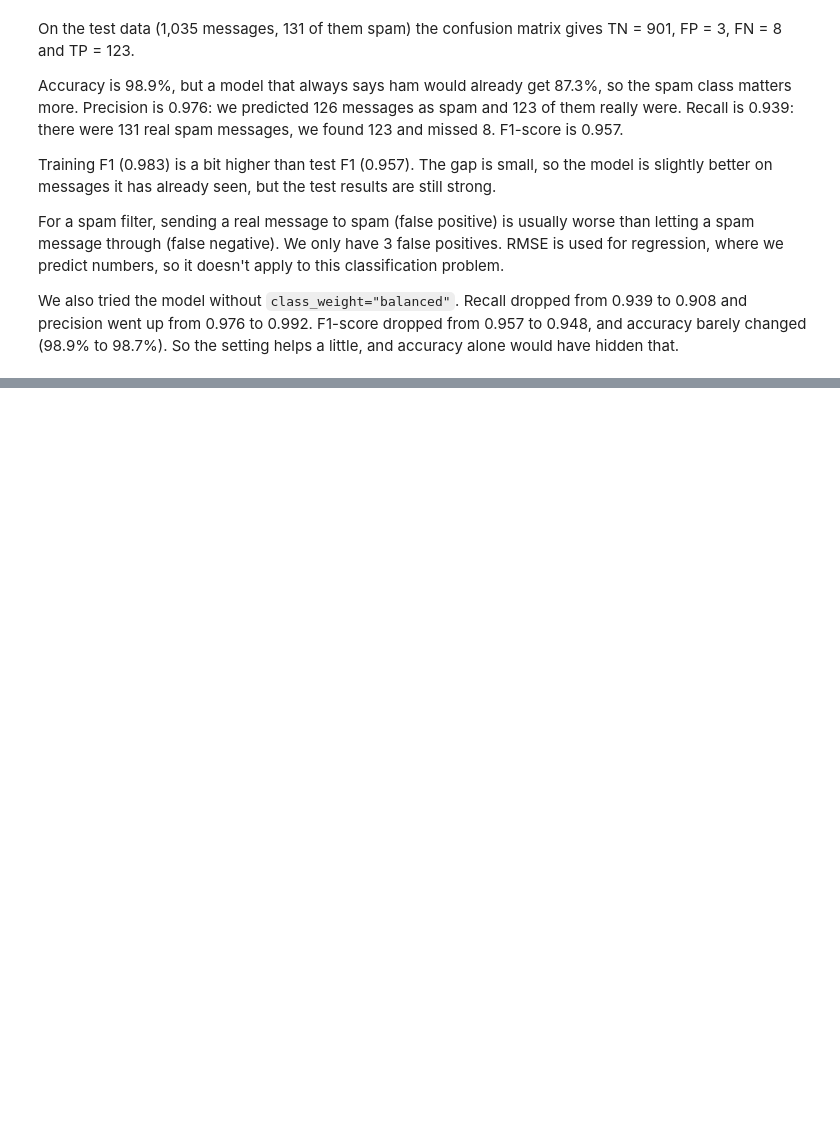
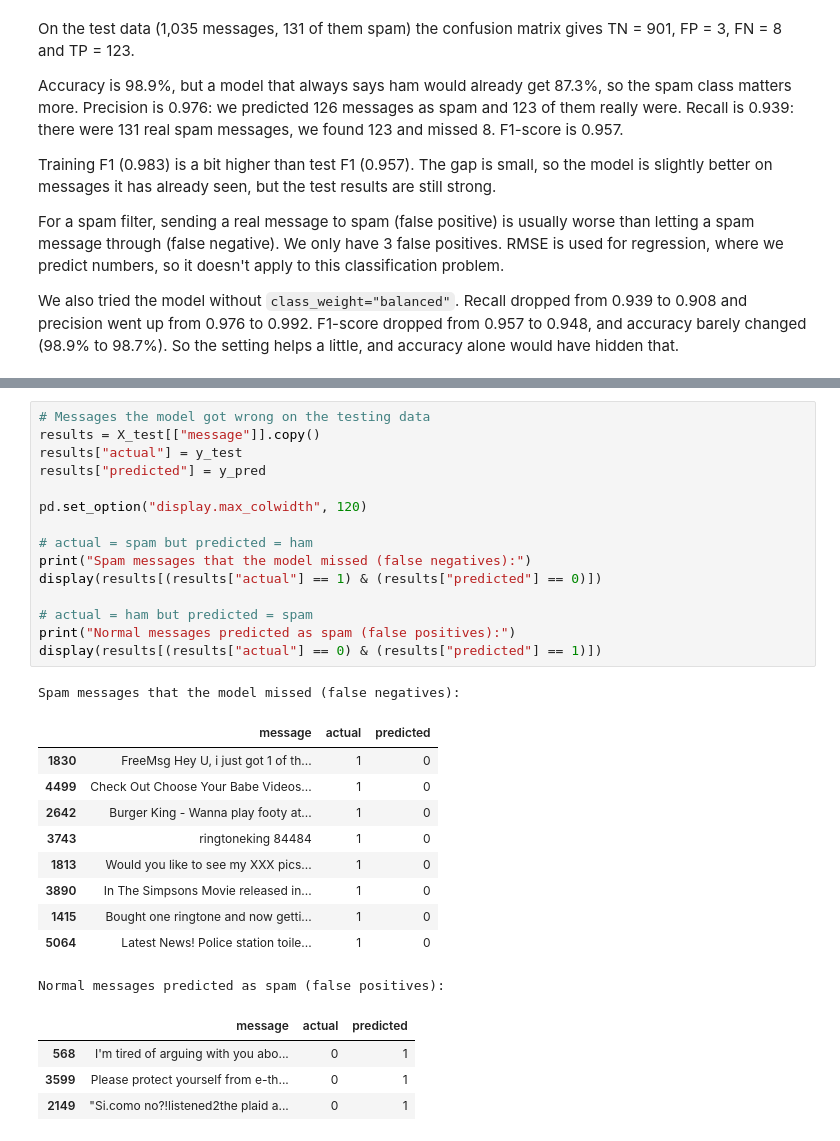
Before and after one commit to Obliterator-Abhinav/sms-spam-detection, a Jupyter notebook: SMS_Spam_Logistic_Regression.ipynb, the cells around one changed output, grey strips where cells are left out. Cells and saved outputs as stored; diff of their text form; blank space fills up the shorter version.

```diff
--- a/SMS_Spam_Logistic_Regression.ipynb
+++ b/SMS_Spam_Logistic_Regression.ipynb
@@ -417,0 +470,31 @@ We also tried the model without `class_weight="balanced"`. Recall dropped from 0
+# %%
+# Messages the model got wrong on the testing data
+results = X_test[["message"]].copy()
+results["actual"] = y_test
+results["predicted"] = y_pred
+
+pd.set_option("display.max_colwidth", 120)
+
+# actual = spam but predicted = ham
+print("Spam messages that the model missed (false negatives):")
+display(results[(results["actual"] == 1) & (results["predicted"] == 0)])
+
+# actual = ham but predicted = spam
+print("Normal messages predicted as spam (false positives):")
+display(results[(results["actual"] == 0) & (results["predicted"] == 1)])
+# %% [output]
+Spam messages that the model missed (false negatives):
+|  | message | actual | predicted |
+| 1830 | FreeMsg Hey U, i just got 1 of th... | 1 | 0 |
+| 4499 | Check Out Choose Your Babe Videos... | 1 | 0 |
+| 2642 | Burger King - Wanna play footy at... | 1 | 0 |
+| 3743 | ringtoneking 84484 | 1 | 0 |
+| 1813 | Would you like to see my XXX pics... | 1 | 0 |
+| 3890 | In The Simpsons Movie released in... | 1 | 0 |
+| 1415 | Bought one ringtone and now getti... | 1 | 0 |
+| 5064 | Latest News! Police station toile... | 1 | 0 |
+Normal messages predicted as spam (false positives):
+|  | message | actual | predicted |
+| 568 | I'm tired of arguing with you abo... | 0 | 1 |
+| 3599 | Please protect yourself from e-th... | 0 | 1 |
+| 2149 | "Si.como no?!listened2the plaid a... | 0 | 1 |
```
Also changed, not shown: parts of 9 cells of this notebook.
